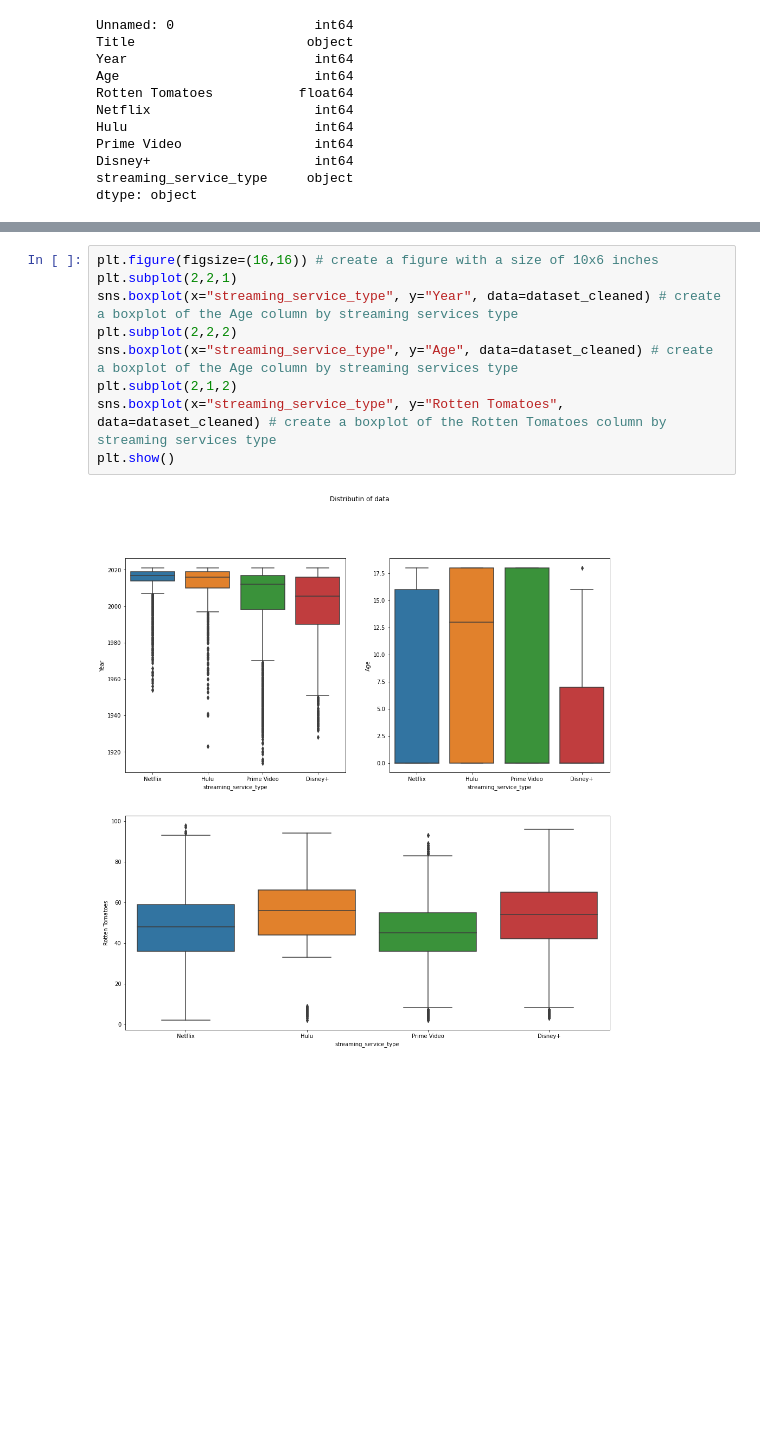
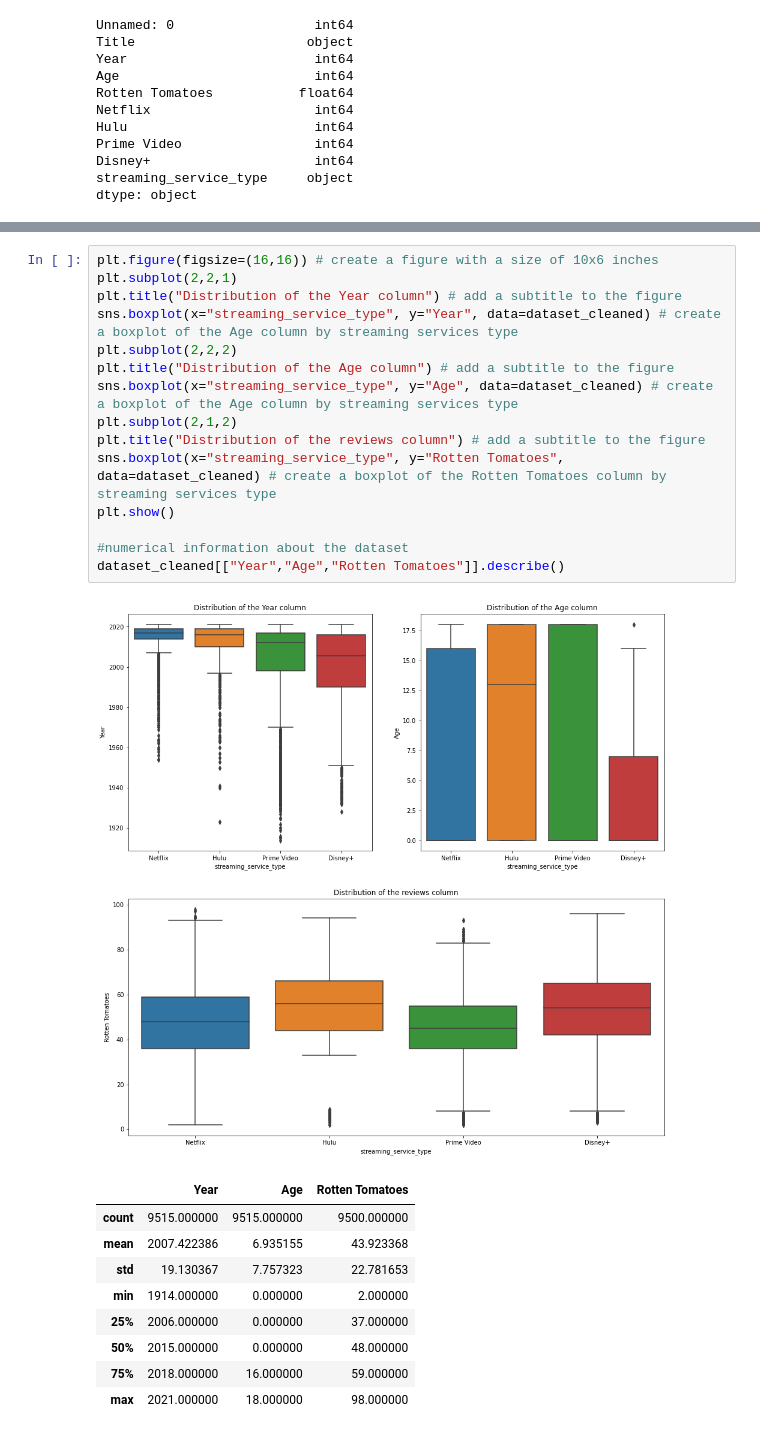
Before and after one commit to PrzemQQ/streaming_services_analyse, a Jupyter notebook: main.ipynb, the cells around one changed output, grey strips where cells are left out. Cells and saved outputs as stored; diff of their text form; blank space fills up the shorter version.

```diff
--- a/main.ipynb
+++ b/main.ipynb
@@ -151,11 +146,26 @@ dataset_cleaned.describe()
 # %%
 plt.figure(figsize=(16,16)) # create a figure with a size of 10x6 inches
 plt.subplot(2,2,1)
+plt.title("Distribution of the Year column") # add a subtitle to the figure
 sns.boxplot(x="streaming_service_type", y="Year", data=dataset_cleaned) # create a boxplot of the Age column by streaming services type
 plt.subplot(2,2,2)
+plt.title("Distribution of the Age column") # add a subtitle to the figure
 sns.boxplot(x="streaming_service_type", y="Age", data=dataset_cleaned) # create a boxplot of the Age column by streaming services type
 plt.subplot(2,1,2)
+plt.title("Distribution of the reviews column") # add a subtitle to the figure
 sns.boxplot(x="streaming_service_type", y="Rotten Tomatoes", data=dataset_cleaned) # create a boxplot of the Rotten Tomatoes column by streaming services type
 plt.show()
+
+#numerical information about the dataset
+dataset_cleaned[["Year","Age","Rotten Tomatoes"]].describe()
 # %% [output]
-[figure, old version]
+[figure, new version]
+|  | Year | Age | Rotten Tomatoes |
+| count | 9515.000000 | 9515.000000 | 9500.000000 |
+| mean | 2007.422386 | 6.935155 | 43.923368 |
+| std | 19.130367 | 7.757323 | 22.781653 |
+| min | 1914.000000 | 0.000000 | 2.000000 |
+| 25% | 2006.000000 | 0.000000 | 37.000000 |
+| 50% | 2015.000000 | 0.000000 | 48.000000 |
+| 75% | 2018.000000 | 16.000000 | 59.000000 |
+| max | 2021.000000 | 18.000000 | 98.000000 |
```
Also changed, not shown: parts of 4 cells of this notebook.
